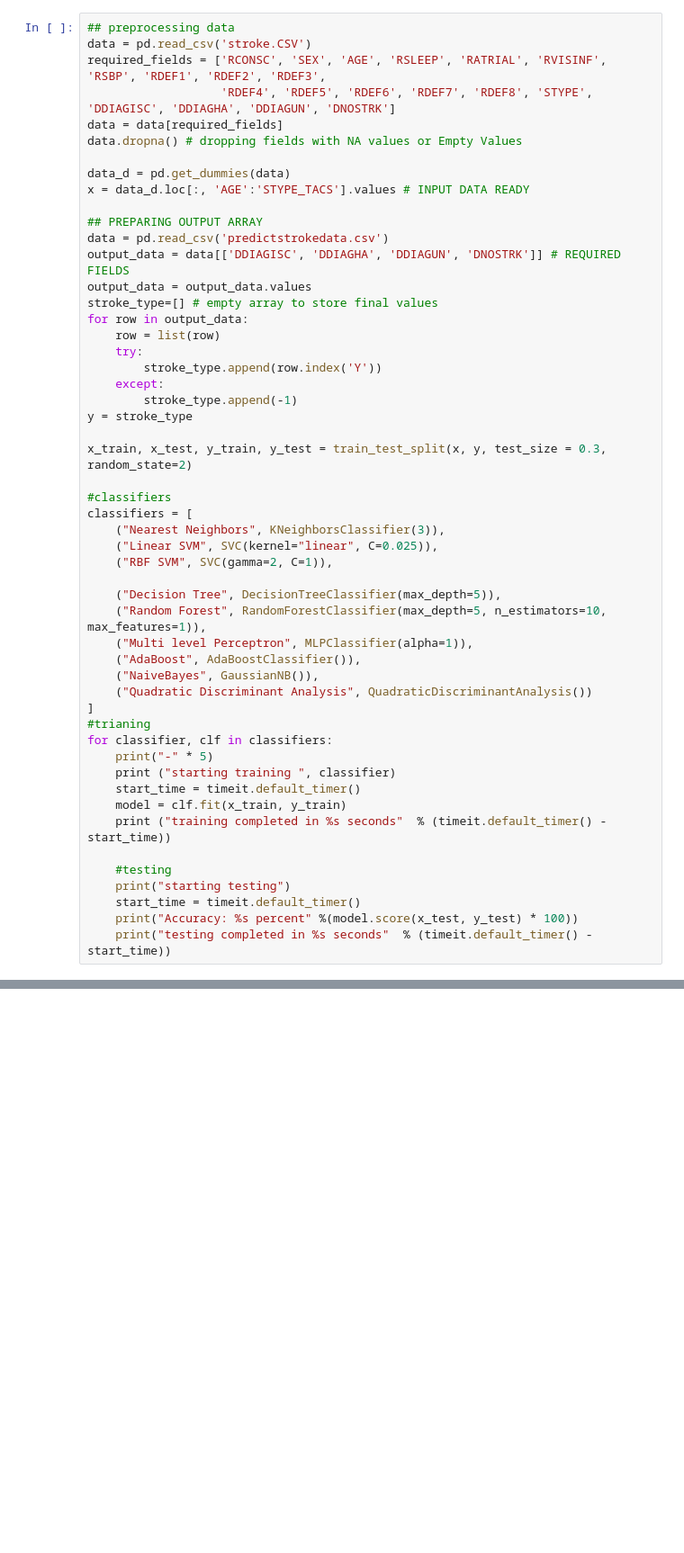
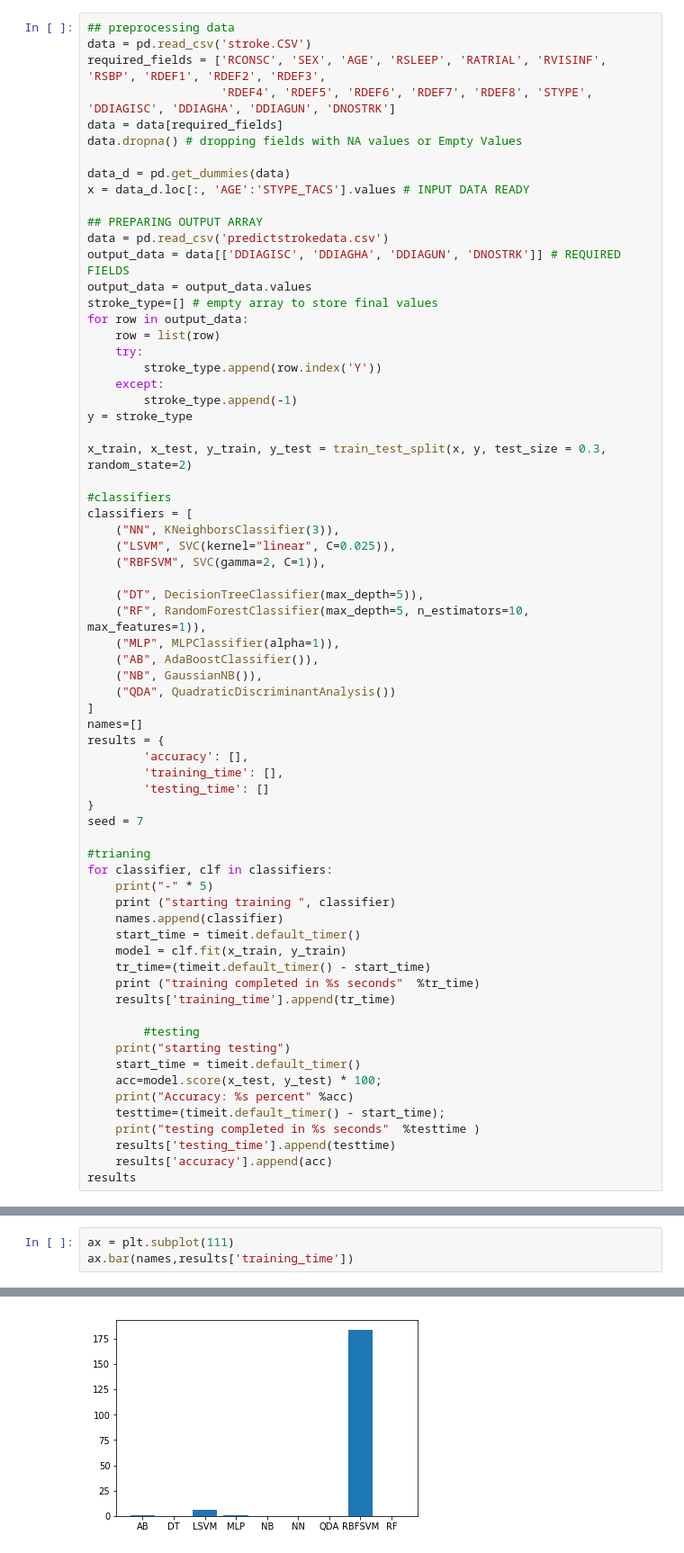
Before and after one commit to amthe22/vgst, a Jupyter notebook: prediction with different algorithms.ipynb, the cells around one changed output, grey strips where cells are left out. Shown at 90% size. Drawn from its saved outputs; the diff is of its cells as text; blank space fills up the shorter version.

```diff
--- a/prediction with different algorithms.ipynb
+++ b/prediction with different algorithms.ipynb
@@ -41,29 +42,45 @@ x_train, x_test, y_train, y_test = train_test_split(x, y, test_size = 0.3, rando
 
 #classifiers
 classifiers = [
-    ("Nearest Neighbors", KNeighborsClassifier(3)),
-    ("Linear SVM", SVC(kernel="linear", C=0.025)),
-    ("RBF SVM", SVC(gamma=2, C=1)),
+    ("NN", KNeighborsClassifier(3)),
+    ("LSVM", SVC(kernel="linear", C=0.025)),
+    ("RBFSVM", SVC(gamma=2, C=1)),
 
-    ("Decision Tree", DecisionTreeClassifier(max_depth=5)),
-    ("Random Forest", RandomForestClassifier(max_depth=5, n_estimators=10, max_features=1)),
-    ("Multi level Perceptron", MLPClassifier(alpha=1)),
-    ("AdaBoost", AdaBoostClassifier()),
-    ("NaiveBayes", GaussianNB()),
-    ("Quadratic Discriminant Analysis", QuadraticDiscriminantAnalysis())
+    ("DT", DecisionTreeClassifier(max_depth=5)),
+    ("RF", RandomForestClassifier(max_depth=5, n_estimators=10, max_features=1)),
+    ("MLP", MLPClassifier(alpha=1)),
+    ("AB", AdaBoostClassifier()),
+    ("NB", GaussianNB()),
+    ("QDA", QuadraticDiscriminantAnalysis())
 ]
+names=[]
+results = {
+        'accuracy': [],
+        'training_time': [],
+        'testing_time': []
+}
+seed = 7
+
 #trianing
 for classifier, clf in classifiers:
     print("-" * 5)
     print ("starting training ", classifier)
+    names.append(classifier)
     start_time = timeit.default_timer()
     model = clf.fit(x_train, y_train)
-    print ("training completed in %s seconds"  % (timeit.default_timer() - start_time))
+    tr_time=(timeit.default_timer() - start_time)
+    print ("training completed in %s seconds"  %tr_time)
+    results['training_time'].append(tr_time)
 
-    #testing
+        #testing
     print("starting testing")
     start_time = timeit.default_timer()
-    print("Accuracy: %s percent" %(model.score(x_test, y_test) * 100))
-    print("testing completed in %s seconds"  % (timeit.default_timer() - start_time))
+    acc=model.score(x_test, y_test) * 100;
+    print("Accuracy: %s percent" %acc)
+    testtime=(timeit.default_timer() - start_time);
+    print("testing completed in %s seconds"  %testtime )
+    results['testing_time'].append(testtime)
+    results['accuracy'].append(acc)
+results
 # %% [output]
 -----
@@ -85,0 +168,4 @@ testing completed in 0.01689263047245504 seconds
+# %%
+ax = plt.subplot(111)
+ax.bar(names,results['training_time'])
+# %% [output]
@@ -85,0 +173 @@ testing completed in 0.01689263047245504 seconds
+[figure, added]
```
Also changed, not shown: parts of 5 cells of this notebook.
